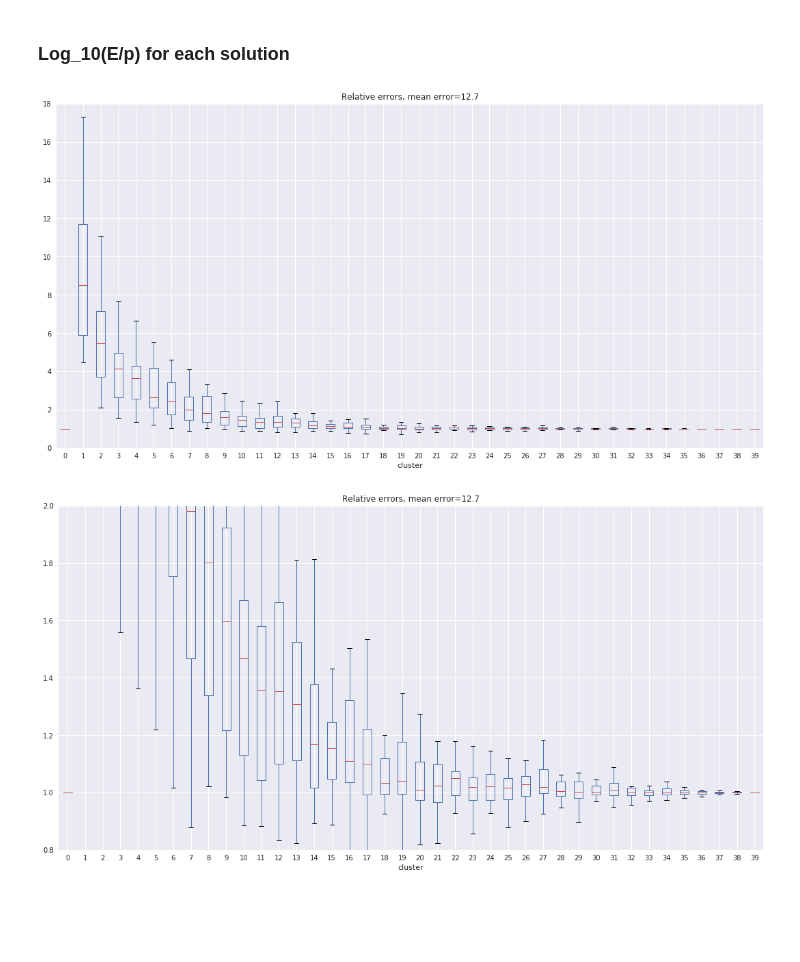
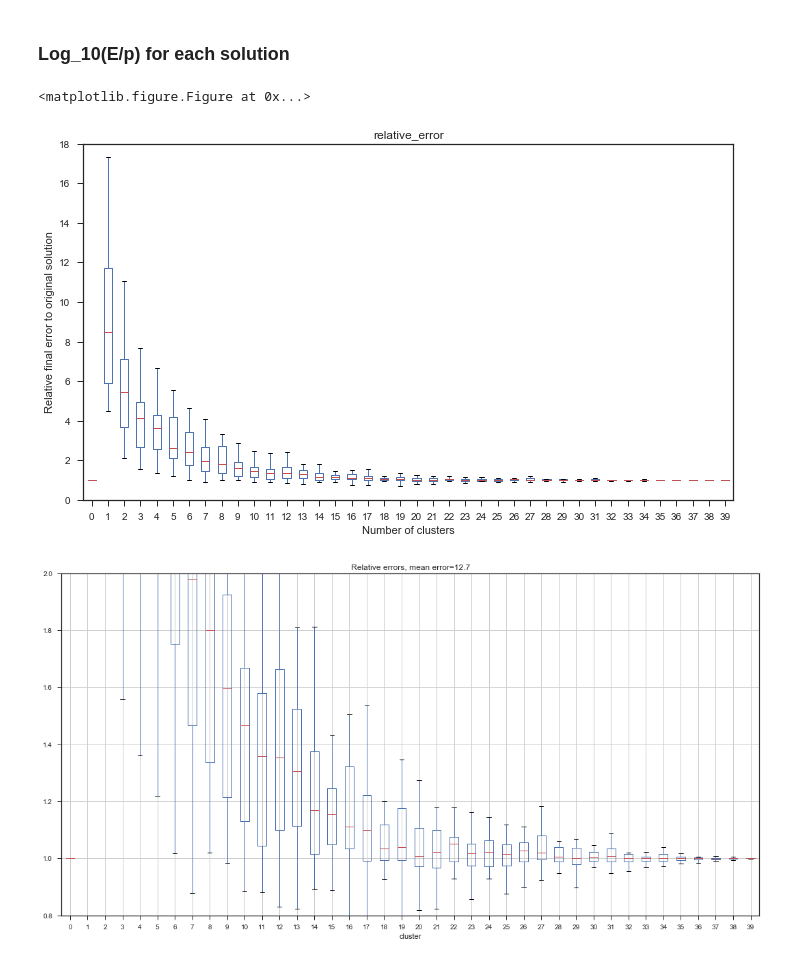
Before and after one commit to byi649/Design-Automation-Optimisation-for-Multi-Material-3D-Printing, a Jupyter notebook: Results/2018-09-18/Statistical analysis.ipynb, the cells around one changed output. Cells and saved outputs as stored; diff of their text form; code cells hidden in the pictures; blank space fills up the shorter version.

```diff
--- a/Results/2018-09-18/Statistical analysis.ipynb
+++ b/Results/2018-09-18/Statistical analysis.ipynb
@@ -95,23 +95,30 @@ data_clean.head()
 # %% [markdown]
 ### Log_10(E/p) for each solution
 # %%
+fig = plt.figure(figsize=(10, 6))
+sns.set_style("ticks")
+
 test = data_clean.drop(["error"], axis=1)
 mean = data_clean[(data_clean["cluster"] == 0)]["error"].mean()
-test.boxplot(column="relative_error", by="cluster", figsize=(15, 8))
-plt.title("Relative errors, mean error={:.1f}".format(mean))
+test.boxplot(column="relative_error", by="cluster", figsize=(10, 6), grid=False)
+#plt.title("Relative errors, mean error={:.1f}".format(mean))
 plt.suptitle("")
 plt.ylim([0, 18])
+plt.xlabel("Number of clusters")
+plt.ylabel("Relative final error to original solution")
 
 plt.tight_layout()
+plt.savefig("clustering.pgf")
 plt.show()
 
 test.boxplot(column="relative_error", by="cluster", figsize=(15, 8))
 plt.title("Relative errors, mean error={:.1f}".format(mean))
 plt.suptitle("")
 plt.ylim([0.8, 2])
 
 plt.tight_layout()
 plt.show()
 # %% [output]
+<matplotlib.figure.Figure at 0x...>
-[figure, old version]
+[figure, new version]
-[figure, old version]
+[figure, new version]
```
Also changed, not shown: parts of 1 cell of this notebook, 1 other file.
